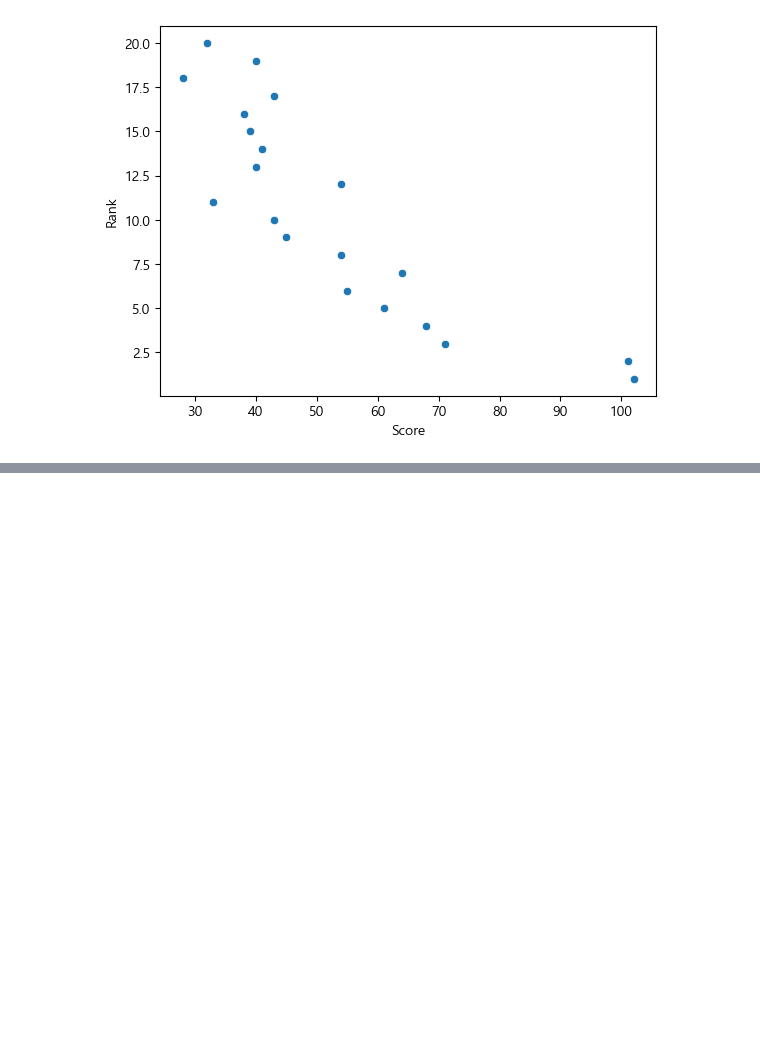
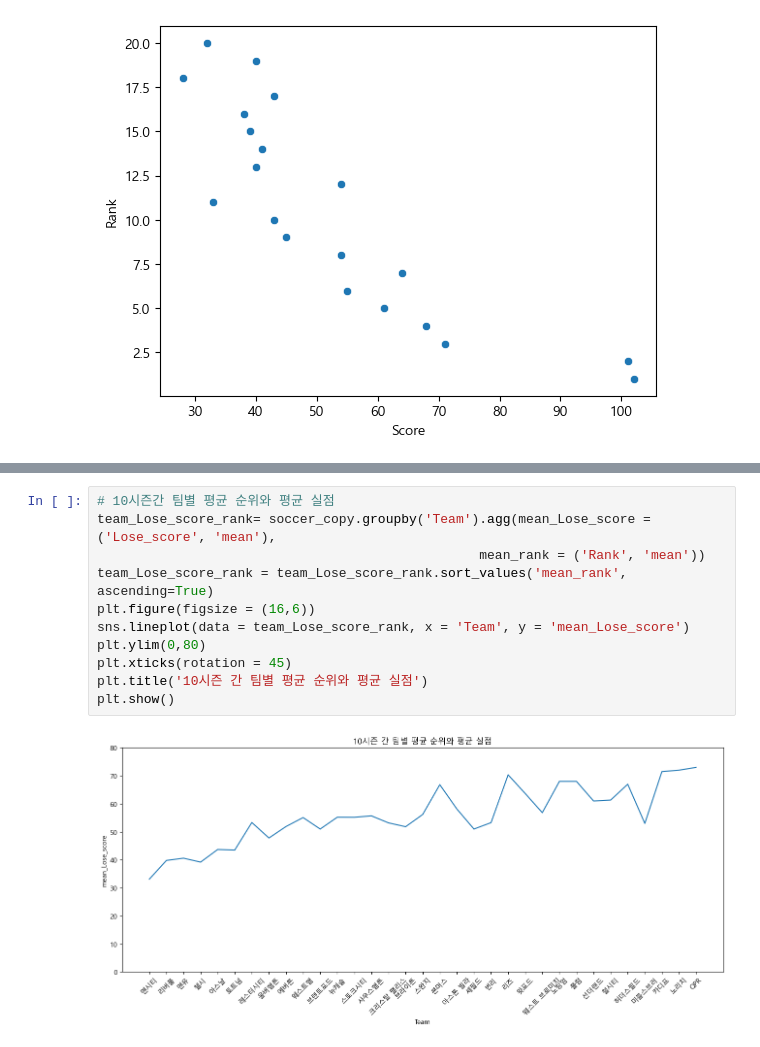
Before and after one commit to gingerman123/Soccer-Data, a Jupyter notebook: soccer_analysis.ipynb, the cells around one changed output, grey strips where cells are left out. Drawn from its saved outputs; the diff is of its cells as text; blank space fills up the shorter version.

```diff
--- a/soccer_analysis.ipynb
+++ b/soccer_analysis.ipynb
@@ -36,0 +172,13 @@ result_df.to_csv('combined_file.csv', index=False)
+# %%
+# 10시즌간 팀별 평균 순위와 평균 실점
+team_Lose_score_rank= soccer_copy.groupby('Team').agg(mean_Lose_score = ('Lose_score', 'mean'),
+                                                 mean_rank = ('Rank', 'mean'))
+team_Lose_score_rank = team_Lose_score_rank.sort_values('mean_rank', ascending=True)
+plt.figure(figsize = (16,6))
+sns.lineplot(data = team_Lose_score_rank, x = 'Team', y = 'mean_Lose_score')
+plt.ylim(0,80)
+plt.xticks(rotation = 45)
+plt.title('10시즌 간 팀별 평균 순위와 평균 실점')
+plt.show()
+# %% [output]
+[figure, added]
```
Also changed, not shown: parts of 14 cells of this notebook, 2 other files.
